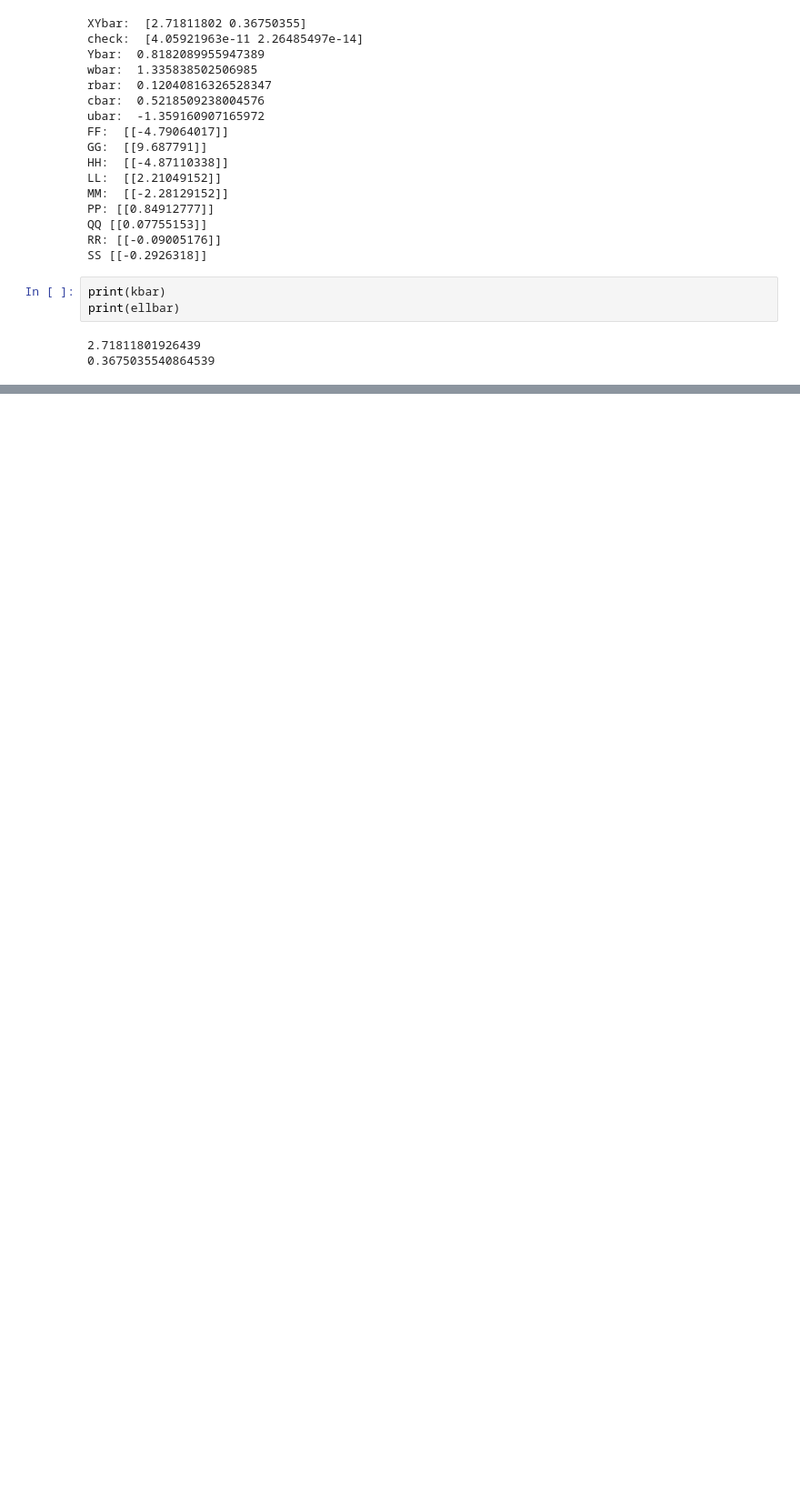
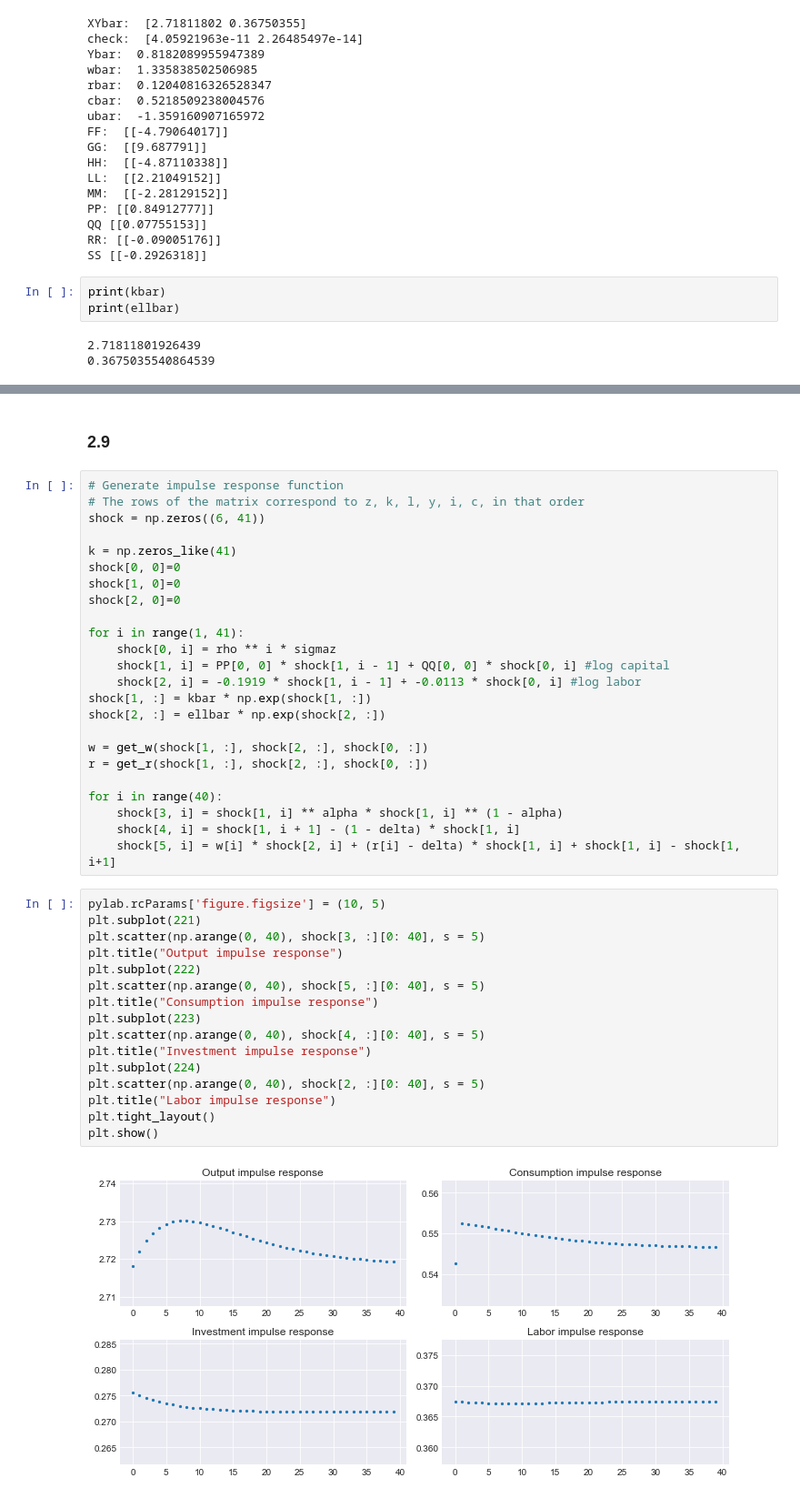
Before and after one commit to OpenSourceEcon/BootCamp2018, a Jupyter notebook: ProbSets/Econ/ProbSet4/ProbSet4_Codes.ipynb, the cells around one changed output, grey strips where cells are left out. Shown: that part at 91% size. Saved outputs shown, nothing was run; the diff lists cells and outputs as text; blank space fills up the shorter version.

```diff
--- a/ProbSets/Econ/ProbSet4/ProbSet4_Codes.ipynb
+++ b/ProbSets/Econ/ProbSet4/ProbSet4_Codes.ipynb
@@ -1217,0 +1435,44 @@ array([0.86241717, 4.29019708, 0.58005674])
+# %% [markdown]
+### 2.9
+# %%
+# Generate impulse response function
+# The rows of the matrix correspond to z, k, l, y, i, c, in that order
+shock = np.zeros((6, 41))
+
+k = np.zeros_like(41)
+shock[0, 0]=0
+shock[1, 0]=0
+shock[2, 0]=0
+
+for i in range(1, 41):
+    shock[0, i] = rho ** i * sigmaz
+    shock[1, i] = PP[0, 0] * shock[1, i - 1] + QQ[0, 0] * shock[0, i] #log capital
+    shock[2, i] = -0.1919 * shock[1, i - 1] + -0.0113 * shock[0, i] #log labor
+shock[1, :] = kbar * np.exp(shock[1, :])
+shock[2, :] = ellbar * np.exp(shock[2, :])
+
+w = get_w(shock[1, :], shock[2, :], shock[0, :])
+r = get_r(shock[1, :], shock[2, :], shock[0, :])
+
+for i in range(40):
+    shock[3, i] = shock[1, i] ** alpha * shock[1, i] ** (1 - alpha)
+    shock[4, i] = shock[1, i + 1] - (1 - delta) * shock[1, i]
+    shock[5, i] = w[i] * shock[2, i] + (r[i] - delta) * shock[1, i] + shock[1, i] - shock[1, i+1]
+# %%
+pylab.rcParams['figure.figsize'] = (10, 5)
+plt.subplot(221)
+plt.scatter(np.arange(0, 40), shock[3, :][0: 40], s = 5)
+plt.title("Output impulse response")
+plt.subplot(222)
+plt.scatter(np.arange(0, 40), shock[5, :][0: 40], s = 5)
+plt.title("Consumption impulse response")
+plt.subplot(223)
+plt.scatter(np.arange(0, 40), shock[4, :][0: 40], s = 5)
+plt.title("Investment impulse response")
+plt.subplot(224)
+plt.scatter(np.arange(0, 40), shock[2, :][0: 40], s = 5)
+plt.title("Labor impulse response")
+plt.tight_layout()
+plt.show()
+# %% [output]
+[figure, added]
```
Also changed, not shown: parts of 50 cells of this notebook, 2 other files.
